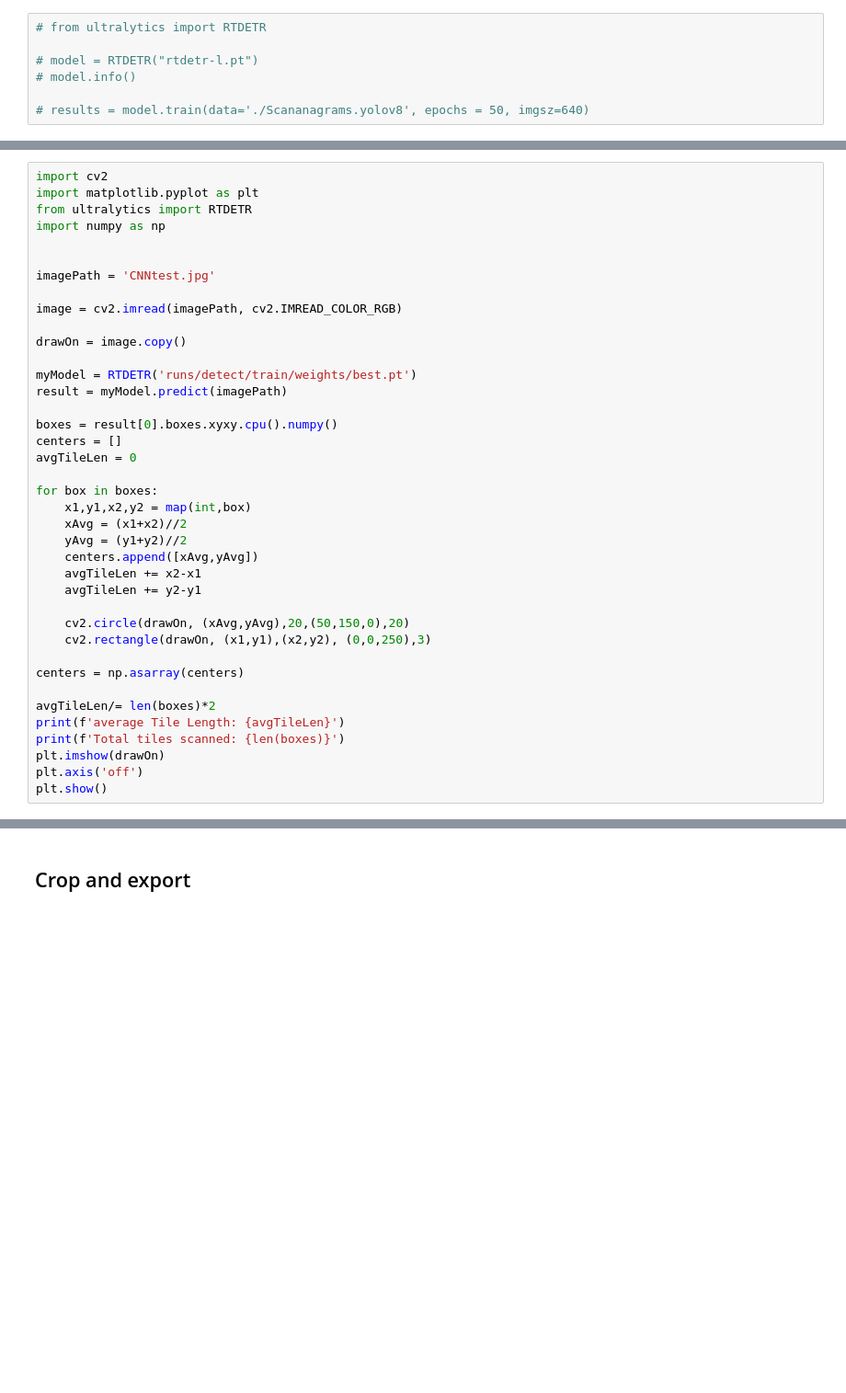
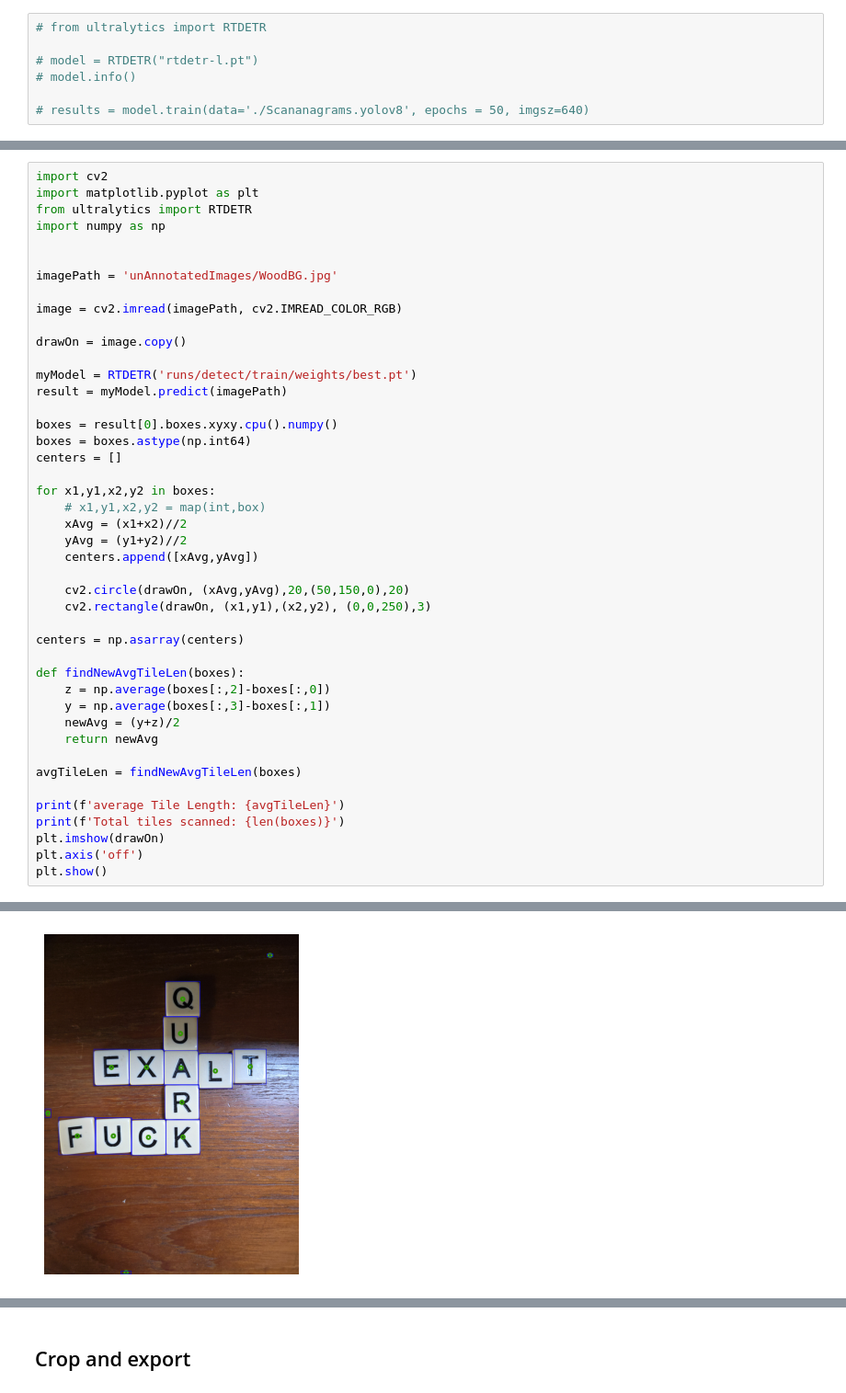
Before and after one commit to git-izzy/PeelBack, a Jupyter notebook: trainModel.ipynb, the cells around one changed output, grey strips where cells are left out. Shown at 92% size. Drawn from its saved outputs; the diff is of its cells as text; blank space fills up the shorter version.

```diff
--- a/trainModel.ipynb
+++ b/trainModel.ipynb
@@ -12,7 +14,7 @@ from ultralytics import RTDETR
 import numpy as np
 
 
-imagePath = 'CNNtest.jpg'
+imagePath = 'unAnnotatedImages/WoodBG.jpg'
 
 image = cv2.imread(imagePath, cv2.IMREAD_COLOR_RGB)
 
@@ -22,25 +24,31 @@ myModel = RTDETR('runs/detect/train/weights/best.pt')
 result = myModel.predict(imagePath)
 
 boxes = result[0].boxes.xyxy.cpu().numpy()
+boxes = boxes.astype(np.int64)
 centers = []
-avgTileLen = 0
 
-for box in boxes:
-    x1,y1,x2,y2 = map(int,box)
+for x1,y1,x2,y2 in boxes:
+    # x1,y1,x2,y2 = map(int,box)
     xAvg = (x1+x2)//2
     yAvg = (y1+y2)//2
     centers.append([xAvg,yAvg])
-    avgTileLen += x2-x1
-    avgTileLen += y2-y1
 
     cv2.circle(drawOn, (xAvg,yAvg),20,(50,150,0),20)
     cv2.rectangle(drawOn, (x1,y1),(x2,y2), (0,0,250),3)
 
 centers = np.asarray(centers)
 
-avgTileLen/= len(boxes)*2
+def findNewAvgTileLen(boxes):
+    z = np.average(boxes[:,2]-boxes[:,0])
+    y = np.average(boxes[:,3]-boxes[:,1])
+    newAvg = (y+z)/2
+    return newAvg
+
+avgTileLen = findNewAvgTileLen(boxes)
+
 print(f'average Tile Length: {avgTileLen}')
 print(f'Total tiles scanned: {len(boxes)}')
 plt.imshow(drawOn)
 plt.axis('off')
 plt.show()
+# %% [output]
@@ -46,0 +59 @@ plt.show()
+[figure, added]
```
Also changed, not shown: parts of 21 cells of this notebook, 11 other files.
